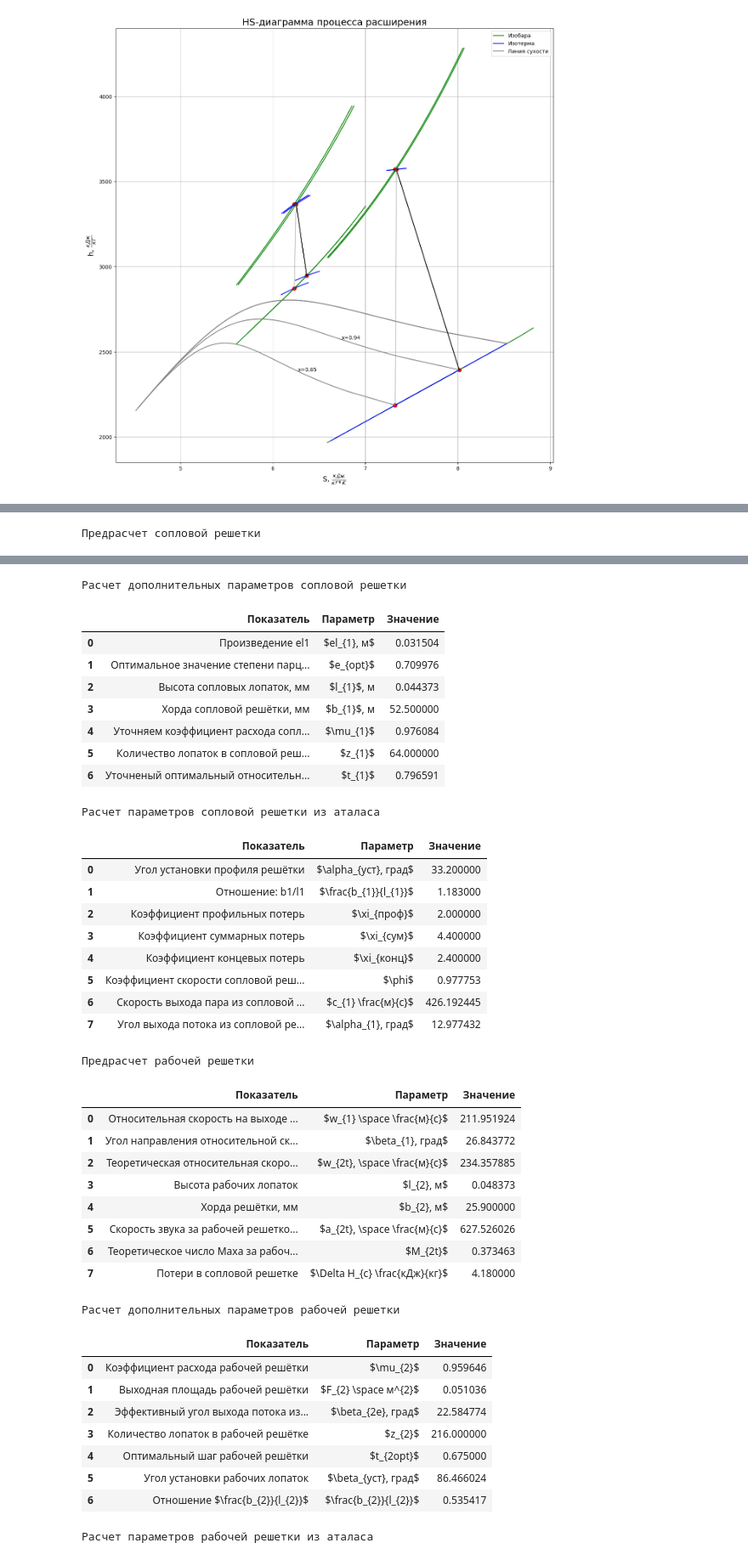
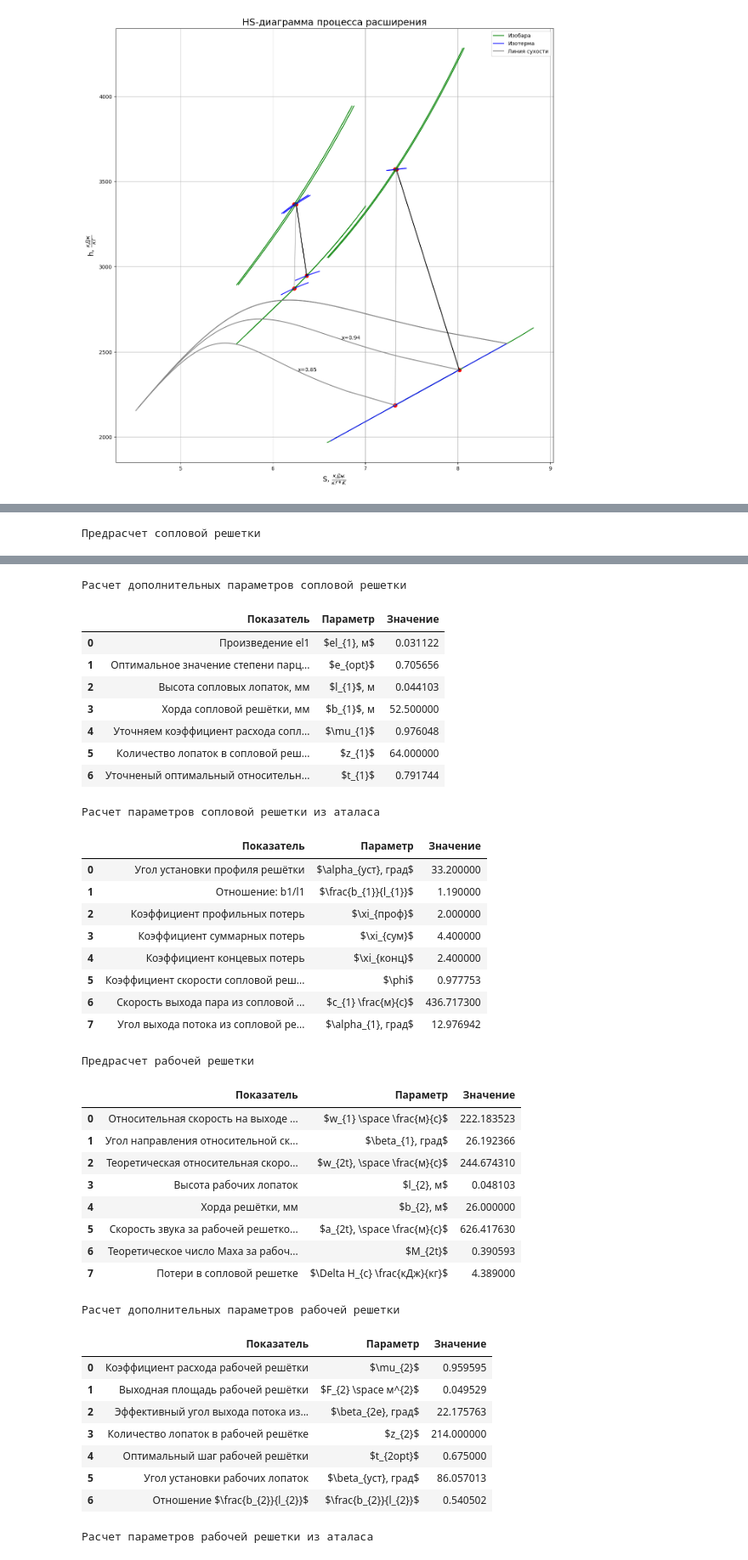
Before and after one commit to BonadykovNM/PythonTurbine, a Jupyter notebook: Курсач/Сoursework.ipynb, the cells around one changed output, grey strips where cells are left out. Shown: that part at 85% size. Saved outputs shown, nothing was run; the diff lists cells and outputs as text; code cells hidden in the pictures.

```diff
--- a/Курсач/Сoursework.ipynb
+++ b/Курсач/Сoursework.ipynb
@@ -148,5 +148,5 @@ Inner_part.plot_triangles(point0, d_sr, n, p, H0[0], inlet_mass_flow)
 # %%
-Inner_part.data_output(point0, d_sr, n, p, 100, inlet_mass_flow)
+Inner_part.data_output(point0, d_sr, n, p, 105, inlet_mass_flow)
 # %% [output]
 Предрасчет сопловой решетки
 |  | Показатель | Параметр | Значение |
@@ -160,42 +160,42 @@ Inner_part.data_output(point0, d_sr, n, p, 100, inlet_mass_flow)
 | 7 | Стерень реактивности | $\rho$ | 0.050 |
 Расчет дополнительных параметров сопловой решетки
 |  | Показатель | Параметр | Значение |
-| 0 | Произведение el1 | $el_{1}, м$ | 0.031504 |
-| 1 | Оптимальное значение степени парц... | $e_{opt}$ | 0.709976 |
-| 2 | Высота сопловых лопаток, мм | $l_{1}$, м | 0.044373 |
+| 0 | Произведение el1 | $el_{1}, м$ | 0.031122 |
+| 1 | Оптимальное значение степени парц... | $e_{opt}$ | 0.705656 |
+| 2 | Высота сопловых лопаток, мм | $l_{1}$, м | 0.044103 |
 | 3 | Хорда сопловой решётки, мм | $b_{1}$, м | 52.500000 |
-| 4 | Уточняем коэффициент расхода сопл... | $\mu_{1}$ | 0.976084 |
+| 4 | Уточняем коэффициент расхода сопл... | $\mu_{1}$ | 0.976048 |
 | 5 | Количество лопаток в сопловой реш... | $z_{1}$ | 64.000000 |
-| 6 | Уточненый оптимальный относительн... | $t_{1}$ | 0.796591 |
+| 6 | Уточненый оптимальный относительн... | $t_{1}$ | 0.791744 |
 Расчет параметров сопловой решетки из аталаса
 |  | Показатель | Параметр | Значение |
 | 0 | Угол установки профиля решётки | $\alpha_{уст}, град$ | 33.200000 |
-| 1 | Отношение: b1/l1 | $\frac{b_{1}}{l_{1}}$ | 1.183000 |
+| 1 | Отношение: b1/l1 | $\frac{b_{1}}{l_{1}}$ | 1.190000 |
 | 2 | Коэффициент профильных потерь | $\xi_{проф}$ | 2.000000 |
 | 3 | Коэффициент суммарных потерь | $\xi_{сум}$ | 4.400000 |
 | 4 | Коэффициент концевых потерь | $\xi_{конц}$ | 2.400000 |
 | 5 | Коэффициент скорости сопловой реш... | $\phi$ | 0.977753 |
-| 6 | Скорость выхода пара из сопловой ... | $c_{1} \frac{м}{с}$ | 426.192445 |
-| 7 | Угол выхода потока из сопловой ре... | $\alpha_{1}, град$ | 12.977432 |
+| 6 | Скорость выхода пара из сопловой ... | $c_{1} \frac{м}{с}$ | 436.717300 |
+| 7 | Угол выхода потока из сопловой ре... | $\alpha_{1}, град$ | 12.976942 |
 Предрасчет рабочей решетки
 |  | Показатель | Параметр | Значение |
-| 0 | Относительная скорость на выходе ... | $w_{1} \space \frac{м}{с}$ | 211.951924 |
-| 1 | Угол направления относительной ск... | $\beta_{1}, град$ | 26.843772 |
-| 2 | Теоретическая относительная скоро... | $w_{2t}, \space \frac{м}{с}$ | 234.357885 |
-| 3 | Высота рабочих лопаток | $l_{2}, м$ | 0.048373 |
-| 4 | Хорда решётки, мм | $b_{2}, м$ | 25.900000 |
-| 5 | Скорость звука за рабочей решетко... | $a_{2t}, \space \frac{м}{с}$ | 627.526026 |
-| 6 | Теоретическое число Маха за рабоч... | $M_{2t}$ | 0.373463 |
-| 7 | Потери в сопловой решетке | $\Delta H_{c} \frac{кДж}{кг}$ | 4.180000 |
+| 0 | Относительная скорость на выходе ... | $w_{1} \space \frac{м}{с}$ | 222.183523 |
+| 1 | Угол направления относительной ск... | $\beta_{1}, град$ | 26.192366 |
+| 2 | Теоретическая относительная скоро... | $w_{2t}, \space \frac{м}{с}$ | 244.674310 |
+| 3 | Высота рабочих лопаток | $l_{2}, м$ | 0.048103 |
+| 4 | Хорда решётки, мм | $b_{2}, м$ | 26.000000 |
+| 5 | Скорость звука за рабочей решетко... | $a_{2t}, \space \frac{м}{с}$ | 626.417630 |
+| 6 | Теоретическое число Маха за рабоч... | $M_{2t}$ | 0.390593 |
+| 7 | Потери в сопловой решетке | $\Delta H_{c} \frac{кДж}{кг}$ | 4.389000 |
 Расчет дополнительных параметров рабочей решетки
 |  | Показатель | Параметр | Значение |
-| 0 | Коэффициент расхода рабочей решётки | $\mu_{2}$ | 0.959646 |
-| 1 | Выходная площадь рабочей решётки | $F_{2} \space м^{2}$ | 0.051036 |
-| 2 | Эффективный угол выхода потока из... | $\beta_{2e}, град$ | 22.584774 |
-| 3 | Количество лопаток в рабочей решётке | $z_{2}$ | 216.000000 |
+| 0 | Коэффициент расхода рабочей решётки | $\mu_{2}$ | 0.959595 |
+| 1 | Выходная площадь рабочей решётки | $F_{2} \space м^{2}$ | 0.049529 |
+| 2 | Эффективный угол выхода потока из... | $\beta_{2e}, град$ | 22.175763 |
+| 3 | Количество лопаток в рабочей решётке | $z_{2}$ | 214.000000 |
 | 4 | Оптимальный шаг рабочей решётки | $t_{2opt}$ | 0.675000 |
-| 5 | Угол установки рабочих лопаток | $\beta_{уст}, град$ | 86.466024 |
-| 6 | Отношение $\frac{b_{2}}{l_{2}}$ | $\frac{b_{2}}{l_{2}}$ | 0.535417 |
+| 5 | Угол установки рабочих лопаток | $\beta_{уст}, град$ | 86.057013 |
+| 6 | Отношение $\frac{b_{2}}{l_{2}}$ | $\frac{b_{2}}{l_{2}}$ | 0.540502 |
 Расчет параметров рабочей решетки из аталаса
 |  | Показатель | Параметр | Значение |
 | 0 | Коэффициент профильных потерь в р... | $\xi_{проф}$ | 5.500000 |
```
Also changed, not shown: parts of 14 cells of this notebook, 1 other file.
